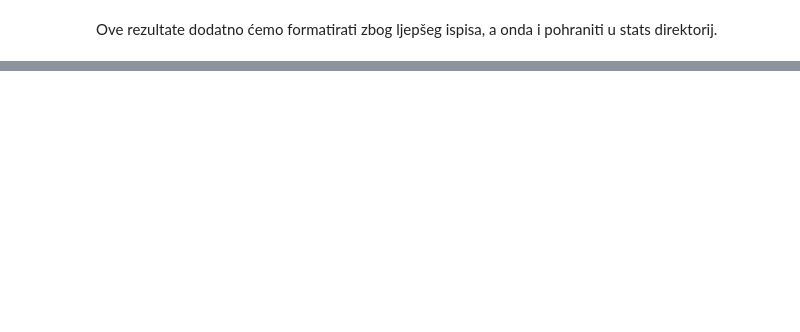
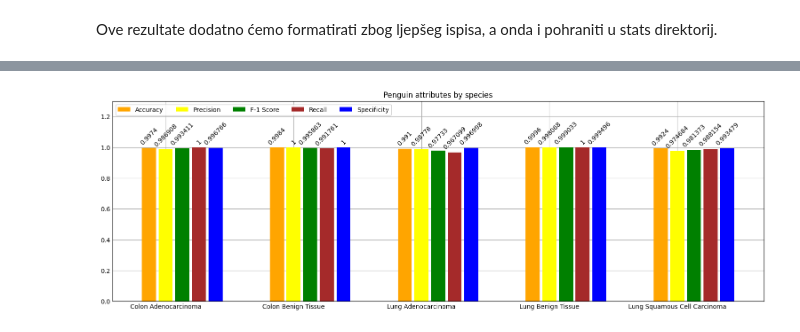
Before and after one commit to velimirkovacic/cancer-detection-project, a Jupyter notebook: projekt.ipynb, the cells around one changed output, grey strips where cells are left out. Drawn from its saved outputs; the diff is of its cells as text; code cells hidden in the pictures; blank space fills up the shorter version.

```diff
--- a/projekt.ipynb
+++ b/projekt.ipynb
@@ -111,4 +112,6 @@ validation_generator = ImageDataGenerator().flow_from_dataframe(validation_data,
                                                                 color_mode='rgb', shuffle=False, batch_size=batch_size)
 test_generator = ImageDataGenerator().flow_from_dataframe(test_data, x_col='filepath', y_col='label', target_size=image_size, class_mode='categorical',
                                                           color_mode='rgb', shuffle=False, batch_size=batch_size)
+
+classes = list(train_generator.class_indices.keys())
 # %% [output]
@@ -246,8 +236,12 @@ graph_accuracy_and_loss(stats)
 # %% [markdown]
 Konačno, možemo ispitati performanse naučenog modela na skupu za ispitivanje (_test set_).
 # %%
-model = get_resnet_50()
-model.load_weights(f'./models/{model.name}/model')
+def get_model_weights_path(model):
+    return f'./models/{model.name}/model'
 
-results = model.evaluate(test_generator, verbose=1)
+
+resnet50_model = get_resnet_50()
+resnet50_model.load_weights(get_model_weights_path(resnet50_model))
+
+results = resnet50_model.evaluate(test_generator, verbose=1)
 # %% [output]
@@ -272,0 +266,6 @@ Test loss: 0.018526405096054077
+# %%
+def get_class_predictions(model, test_gen):
+    model_predictions = model.predict(test_gen)
+    return np.argmax(model_predictions, axis=1)
+
+class_predictions = get_class_predictions(resnet50_model, test_generator)
@@ -272,0 +309,62 @@ Test loss: 0.018526405096054077
+# %%
+def show_performance_graphs(conf_matrix, classes):
+    N = np.sum(np.concatenate(conf_matrix))
+    FP = np.sum(conf_matrix, axis=1)
+    FN = np.sum(conf_matrix, axis=0)
+
+    x = np.arange(len(classes))
+    width = 0.13
+    multiplier = 0
+
+    fig, ax = plt.subplots(layout='constrained')
+
+    accs = []
+    precs = []
+    F1s = []
+    recs = []
+    specs = []
+
+    for i in range(len(conf_matrix)):
+        TP_i = conf_matrix[i, i]
+        FP_i = FP[i] - TP_i
+        FN_i = FN[i] - TP_i
+        TN_i = N - TP_i - FP_i - FN_i
+
+        acc = (TP_i + TN_i) / (TN_i + TP_i + FN_i + FP_i)
+        prec = (TP_i) / (TP_i + FP_i)
+        F1 = (TP_i) / (TP_i + 0.5 * (FN_i + FP_i))
+        rec = (TP_i) / (TP_i + FN_i)
+        spec = (TN_i) / (TN_i + FP_i)
+
+        accs.append(acc)
+        precs.append(prec)
+        F1s.append(F1)
+        recs.append(rec)
+        specs.append(spec)
+
+    measurements = {"Accuracy": accs, "Precision": precs, "F-1 Score": F1s, "Recall": recs, "Specificity": specs}
+    colors = ["orange", "yellow", "green", "brown", "blue"]
+
+    for i, item in enumerate(measurements.items()):
+        key, val = item
+        measurement = (val[0], val[1], val[2], val[3], val[4])
+
+        offset = width * multiplier
+        rects = ax.bar(x + offset, measurement, width=width-0.02, label=key, color=colors[i])
+        ax.bar_label(rects, padding=3, rotation=45)
+        multiplier += 1
+
+    ax.set_title('Penguin attributes by species')
+    ax.set_xticks(x + width, classes)
+    ax.legend(loc='upper left', ncols=5)
+    ax.set_ylim(0, 1.3)
+
+    fig.set_figwidth(15)
+    fig.set_figheight(5)
+
+    plt.show()
+
+
+show_performance_graphs(conf_matrix, classes)
+# %% [output]
+[figure, added]
```
Also changed, not shown: parts of 15 cells of this notebook, 5 other files.
